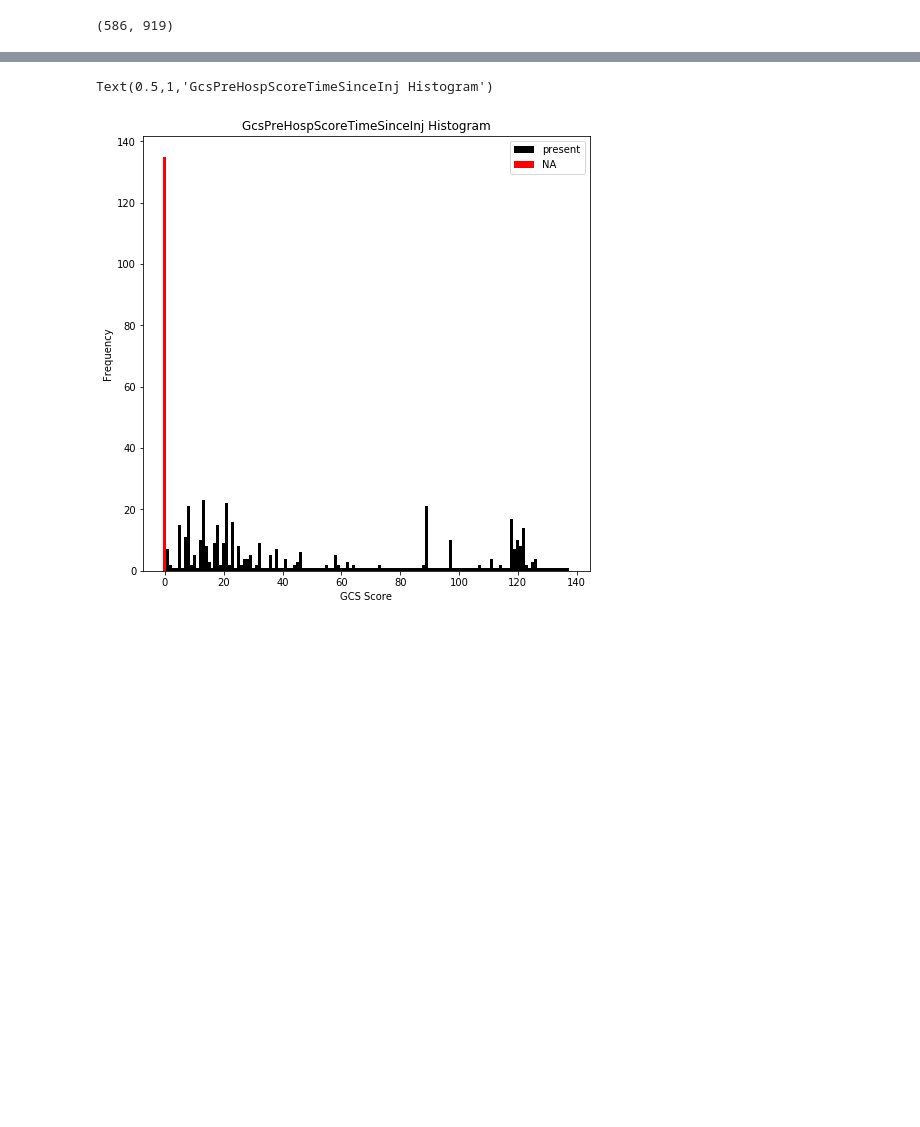
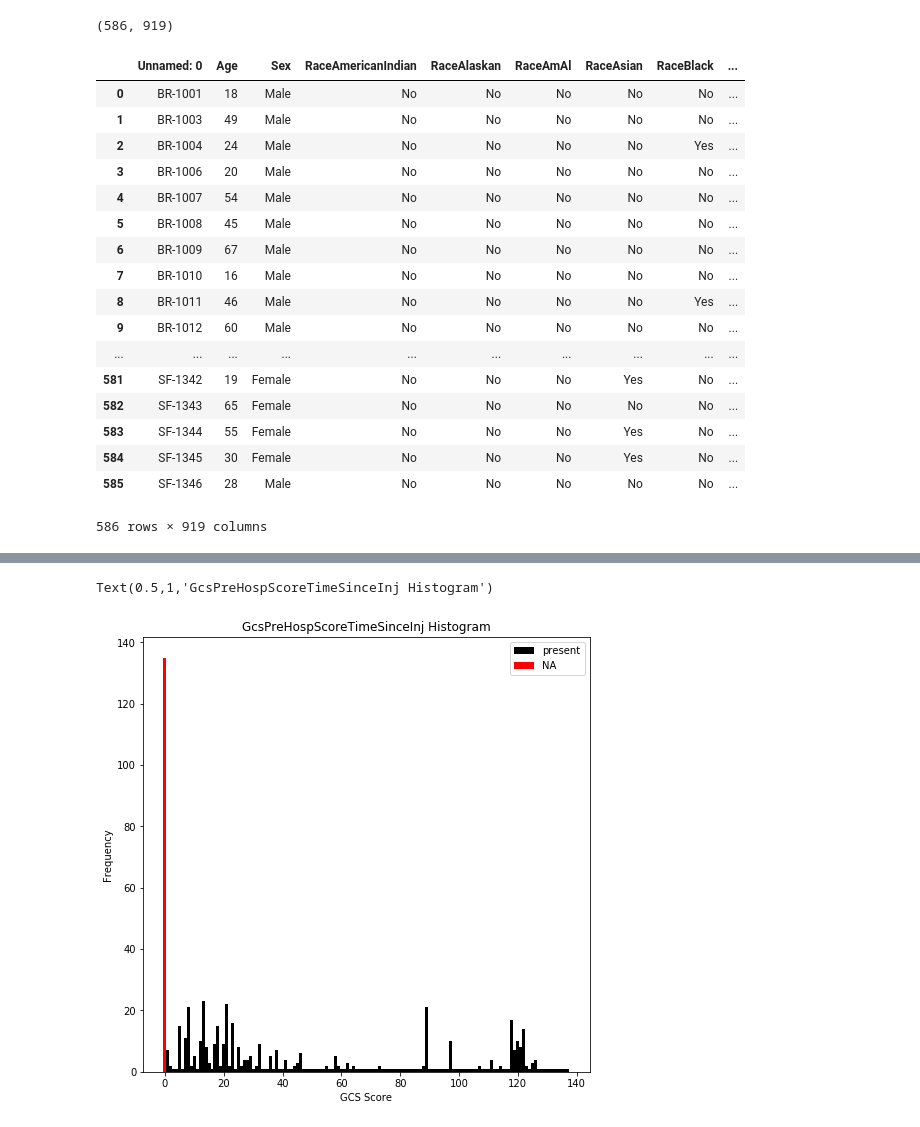
Before and after one commit to BouchardLab/ML_4_prec_prognosis, a Jupyter notebook: notebooks/full_dataset_histograms.ipynb, the cells around one changed output, grey strips where cells are left out. Cells and saved outputs as stored; diff of their text form; code cells hidden in the pictures; blank space fills up the shorter version.

```diff
--- a/notebooks/full_dataset_histograms.ipynb
+++ b/notebooks/full_dataset_histograms.ipynb
@@ -14,3 +14,24 @@ fulldata = fulldata.fillna(-1)
 fulldata.shape
 # %% [output]
 (586, 919)
+# %%
+fulldata
+# %% [output]
+|  | Unnamed: 0 | Age | Sex | RaceAmericanIndian | RaceAlaskan | RaceAmAl | RaceAsian | RaceBlack | ... |
+| 0 | BR-1001 | 18 | Male | No | No | No | No | No | ... |
+| 1 | BR-1003 | 49 | Male | No | No | No | No | No | ... |
+| 2 | BR-1004 | 24 | Male | No | No | No | No | Yes | ... |
+| 3 | BR-1006 | 20 | Male | No | No | No | No | No | ... |
+| 4 | BR-1007 | 54 | Male | No | No | No | No | No | ... |
+| 5 | BR-1008 | 45 | Male | No | No | No | No | No | ... |
+| 6 | BR-1009 | 67 | Male | No | No | No | No | No | ... |
+| 7 | BR-1010 | 16 | Male | No | No | No | No | No | ... |
+| 8 | BR-1011 | 46 | Male | No | No | No | No | Yes | ... |
+| 9 | BR-1012 | 60 | Male | No | No | No | No | No | ... |
+| ... | ... | ... | ... | ... | ... | ... | ... | ... | ... |
+| 581 | SF-1342 | 19 | Female | No | No | No | Yes | No | ... |
+| 582 | SF-1343 | 65 | Female | No | No | No | No | No | ... |
+| 583 | SF-1344 | 55 | Female | No | No | No | Yes | No | ... |
+| 584 | SF-1345 | 30 | Female | No | No | No | Yes | No | ... |
+| 585 | SF-1346 | 28 | Male | No | No | No | No | No | ... |
+586 rows × 919 columns
```
Also changed, not shown: parts of 6 cells of this notebook, 12 other files.
